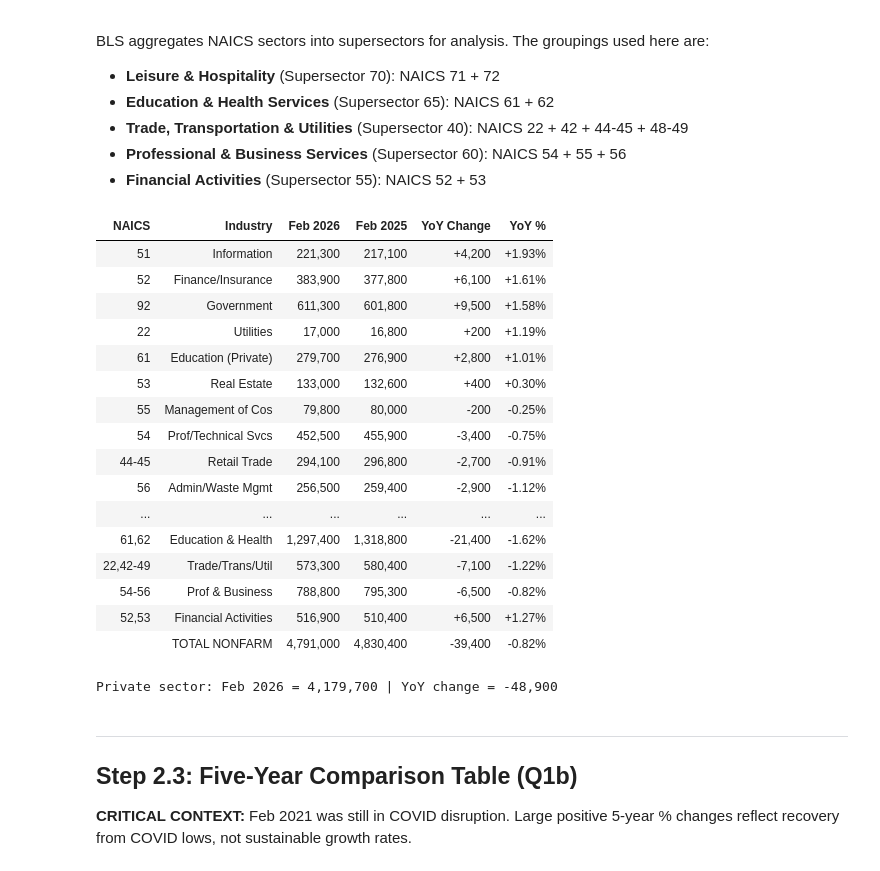
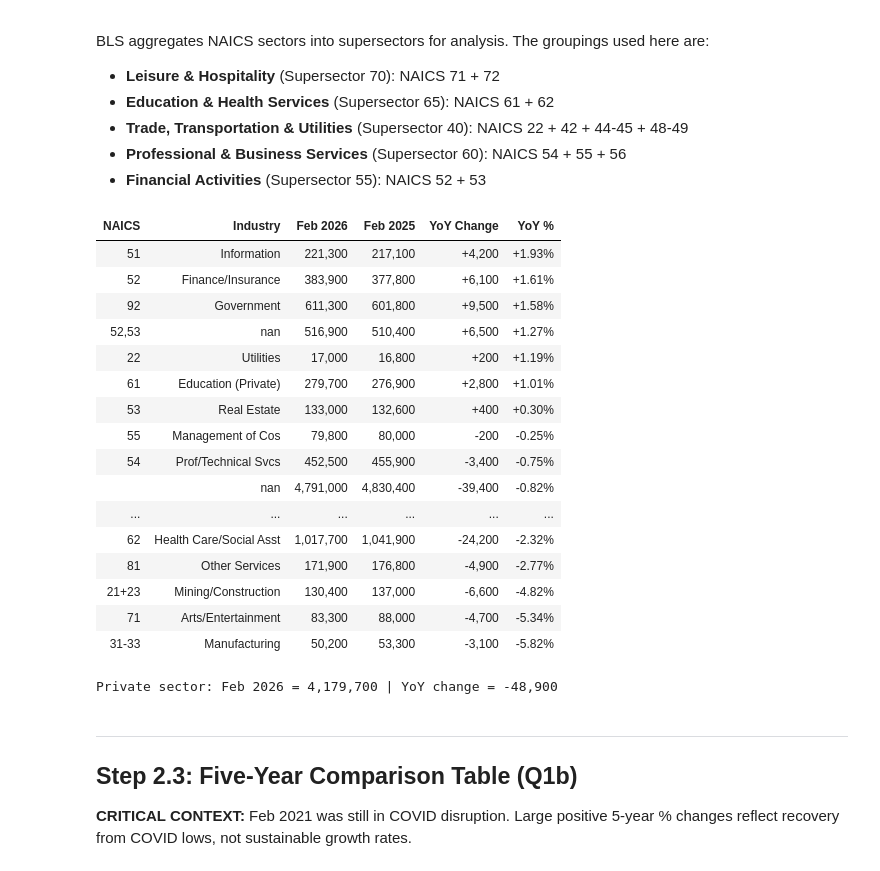
Before and after one commit to lrud/OSC_LR, a Jupyter notebook: notebooks/Q1_Employment_Analysis_executed.ipynb, the cells around one changed output. Saved outputs shown, nothing was run; the diff lists cells and outputs as text; code cells hidden in the pictures.

```diff
--- a/notebooks/Q1_Employment_Analysis_executed.ipynb
+++ b/notebooks/Q1_Employment_Analysis_executed.ipynb
@@ -139,50 +139,49 @@ tnf25 = tnf[tnf['YEAR'] == 2025]['FEB'].values[0]
 tnf21 = tnf[tnf['YEAR'] == 2021]['FEB'].values[0]
 
 def build_tnf_row():
     return {
         'NAICS': '', 'Industry': 'TOTAL NONFARM',
         'Feb 2026': tnf26, 'Feb 2025': tnf25,
         'YoY Change': tnf26 - tnf25, 'YoY %': (tnf26 - tnf25) / tnf25 * 100,
     }
 
 def color_change(val):
     if isinstance(val, (int, float)):
         return 'color: green; font-weight: bold' if val > 0 else ('color: red; font-weight: bold' if val < 0 else '')
     return ''
 
-df_yoy = df.sort_values('YoY %', ascending=False).copy()
-df_yoy['Industry'] = df_yoy['Industry'].map(short)
-
 display_cols = ['NAICS', 'Industry', 'Feb 2026', 'Feb 2025', 'YoY Change', 'YoY %']
 super_yoy = build_super_rows(['Feb 2026', 'Feb 2025'])
 super_yoy.append(build_tnf_row())
 
-df_display = pd.concat([df_yoy[display_cols], pd.DataFrame(super_yoy)], ignore_index=True)
+df_display = pd.concat([df[display_cols], pd.DataFrame(super_yoy)], ignore_index=True)
+df_display = df_display.sort_values('YoY %', ascending=False).reset_index(drop=True)
+df_display['Industry'] = df_display['Industry'].map(short)
 display(df_display.style.format({
     'Feb 2026': '{:,}', 'Feb 2025': '{:,}', 'YoY Change': '{:+,}', 'YoY %': '{:+.2f}%'
 }).map(color_change, subset=['YoY Change', 'YoY %']).hide(axis='index'))
 
 priv26 = tnf26 - df.loc[df['NAICS'] == '92', 'Feb 2026'].values[0]
 priv25 = tnf25 - df.loc[df['NAICS'] == '92', 'Feb 2025'].values[0]
 print(f'Private sector: Feb 2026 = {priv26:,} | YoY change = {priv26 - priv25:+,}')
 # %% [output]
 | NAICS | Industry | Feb 2026 | Feb 2025 | YoY Change | YoY % |
 | 51 | Information | 221,300 | 217,100 | +4,200 | +1.93% |
 | 52 | Finance/Insurance | 383,900 | 377,800 | +6,100 | +1.61% |
 | 92 | Government | 611,300 | 601,800 | +9,500 | +1.58% |
+| 52,53 | nan | 516,900 | 510,400 | +6,500 | +1.27% |
 | 22 | Utilities | 17,000 | 16,800 | +200 | +1.19% |
 | 61 | Education (Private) | 279,700 | 276,900 | +2,800 | +1.01% |
 | 53 | Real Estate | 133,000 | 132,600 | +400 | +0.30% |
 | 55 | Management of Cos | 79,800 | 80,000 | -200 | -0.25% |
 | 54 | Prof/Technical Svcs | 452,500 | 455,900 | -3,400 | -0.75% |
-| 44-45 | Retail Trade | 294,100 | 296,800 | -2,700 | -0.91% |
-| 56 | Admin/Waste Mgmt | 256,500 | 259,400 | -2,900 | -1.12% |
+|  | nan | 4,791,000 | 4,830,400 | -39,400 | -0.82% |
 | ... | ... | ... | ... | ... | ... |
-| 61,62 | Education & Health | 1,297,400 | 1,318,800 | -21,400 | -1.62% |
-| 22,42-49 | Trade/Trans/Util | 573,300 | 580,400 | -7,100 | -1.22% |
-| 54-56 | Prof & Business | 788,800 | 795,300 | -6,500 | -0.82% |
-| 52,53 | Financial Activities | 516,900 | 510,400 | +6,500 | +1.27% |
-|  | TOTAL NONFARM | 4,791,000 | 4,830,400 | -39,400 | -0.82% |
+| 62 | Health Care/Social Asst | 1,017,700 | 1,041,900 | -24,200 | -2.32% |
+| 81 | Other Services | 171,900 | 176,800 | -4,900 | -2.77% |
+| 21+23 | Mining/Construction | 130,400 | 137,000 | -6,600 | -4.82% |
+| 71 | Arts/Entertainment | 83,300 | 88,000 | -4,700 | -5.34% |
+| 31-33 | Manufacturing | 50,200 | 53,300 | -3,100 | -5.82% |
 Private sector: Feb 2026 = 4,179,700 | YoY change = -48,900
 # %% [markdown]
 ---
```
Also changed, not shown: parts of 2 cells of this notebook, 2 other files.
